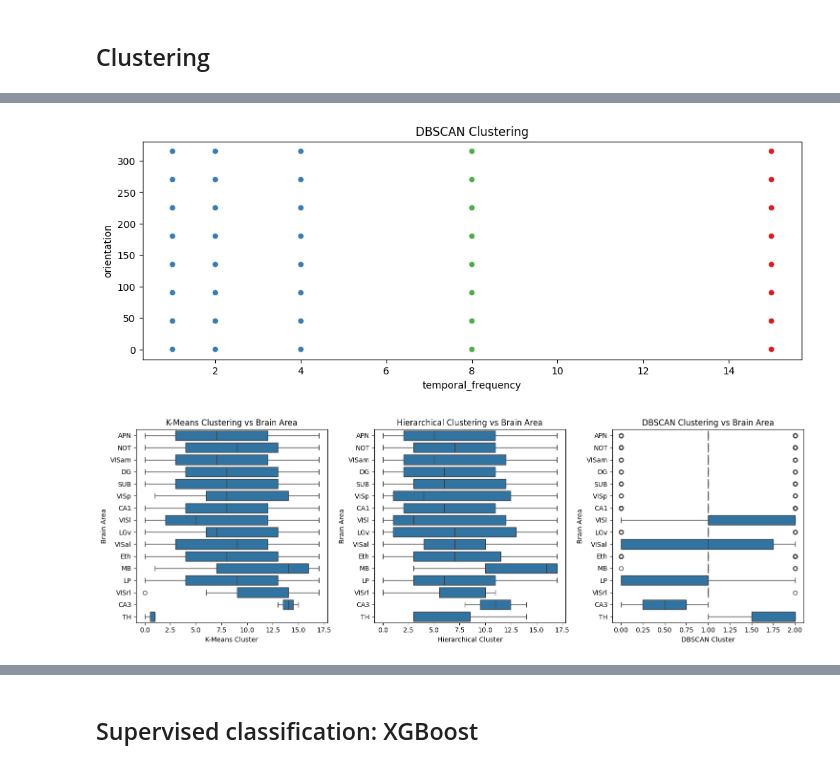
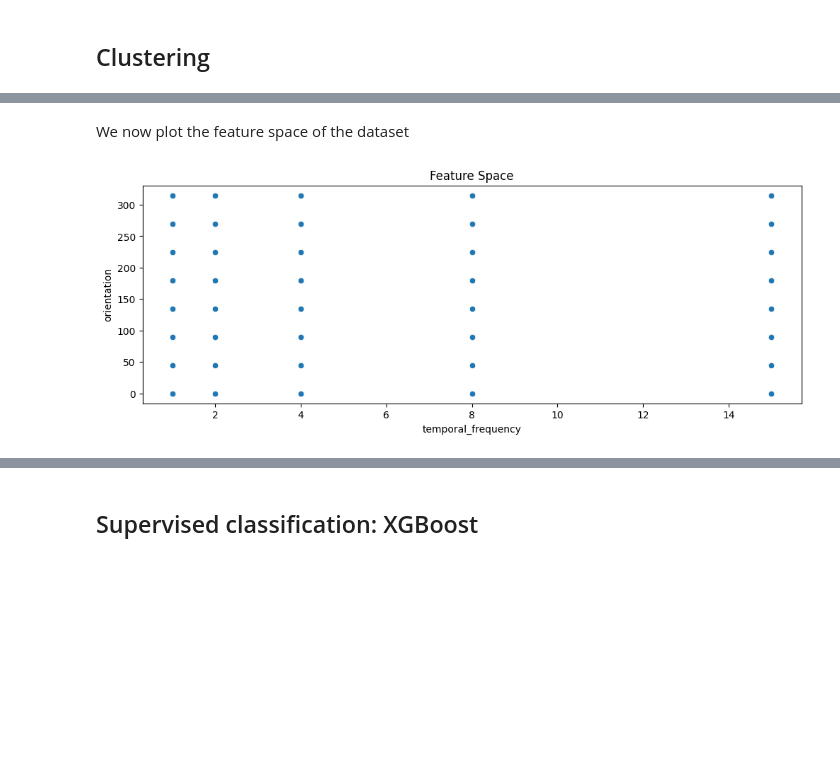
Before and after one commit to FilippoRonzino/mathematical-modelling-for-neuroscience, a Jupyter notebook: Clustering/classification_drifting_gratings.ipynb, the cells around one changed output, grey strips where cells are left out. Drawn from its saved outputs; the diff is of its cells as text; code cells hidden in the pictures; blank space fills up the shorter version.

Commit message:
unsupervised clustering and xgb ready for final dataset

```diff
--- a/Clustering/classification_drifting_gratings.ipynb
+++ b/Clustering/classification_drifting_gratings.ipynb
@@ -16,5 +18,5 @@ import xgboost as xgb
 from sklearn.metrics import classification_report, accuracy_score, confusion_matrix, roc_auc_score
 # %%
-# import the data
-dataset = pd.read_parquet('../ourdata/drifting_dataset_session_798911424.parquet')
-dataset
+# We import the dataset for the drifting and static data
+dataset_drifting = pd.read_parquet('../ourdata/df_drifting_session_798911424.parquet')
+# dataset_static = pd.read_parquet('../ourdata/df_static_session_798911424.parquet')
@@ -34,0 +25,21 @@ dataset
+# %%
+def plot_feature_space(dataset, x_col='temporal_frequency', y_col='orientation', figsize=(12, 4), title='Feature Space'):
+    """
+    Plots a scatterplot of the feature space.
+
+    Parameters:
+    - dataset: pandas DataFrame containing the data.
+    - x_col: str, name of the feature for the x-axis.
+    - y_col: str, name of the feature for the y-axis.
+    - figsize: tuple, size of the figure.
+    - title: str, title of the plot.
+
+    Returns:
+    - None (displays the plot).
+    """
+    plt.figure(figsize=figsize)
+    sns.scatterplot(x=dataset[x_col], y=dataset[y_col])
+    plt.title(title)
+    plt.xlabel(x_col)
+    plt.ylabel(y_col)
+    plt.show()
@@ -35 +287,3 @@ dataset
+# %%
+features_drifting = ['temporal_frequency', 'orientation']
 # %% [markdown]
@@ -126,42 +303,6 @@ plt.show()
-# %%
-# Apply DBSCAN
-dbscan = DBSCAN(eps=0.5, min_samples=5)
-dbscan_labels = dbscan.fit_predict(X_scaled)
-dataset['DBSCAN_Cluster'] = dbscan_labels
-
-# Visualize DBSCAN Clusters
-plt.figure(figsize=(12, 4))
-sns.scatterplot(x=dataset['temporal_frequency'], y=dataset['orientation'], hue=dataset['DBSCAN_Cluster'], palette='Set1', legend=False)
-plt.title('DBSCAN Clustering')
-plt.show()
-# %% [output]
-[figure, removed]
-# %%
-plt.figure(figsize=(15, 5))
-
-# Plot for K-Means Clustering
-plt.subplot(1, 3, 1)
-sns.boxplot(x='KMeans_Cluster', y='area', data=dataset)
-plt.title('K-Means Clustering vs Brain Area')
-plt.xlabel('K-Means Cluster')
-plt.ylabel('Brain Area')
-
-# Plot for Hierarchical Clustering
-plt.subplot(1, 3, 2)
-sns.boxplot(x='Hierarchical_Cluster', y='area', data=dataset)
-plt.title('Hierarchical Clustering vs Brain Area')
-plt.xlabel('Hierarchical Cluster')
-plt.ylabel('Brain Area')
-
-# Plot for DBSCAN Clustering
-plt.subplot(1, 3, 3)
-sns.boxplot(x='DBSCAN_Cluster', y='area', data=dataset)
-plt.title('DBSCAN Clustering vs Brain Area')
-plt.xlabel('DBSCAN Cluster')
-plt.ylabel('Brain Area')
-
-# Adjust layout for better visualization
-plt.tight_layout()
-plt.show()
-# %% [output]
-[figure, removed]
+# %% [markdown]
+We now plot the feature space of the dataset
+# %%
+plot_feature_space(dataset_drifting, x_col=features_drifting[0], y_col=features_drifting[1], title='Feature Space')
+# %% [output]
+[figure, added]
```
Also changed, not shown: parts of 54 cells of this notebook.
